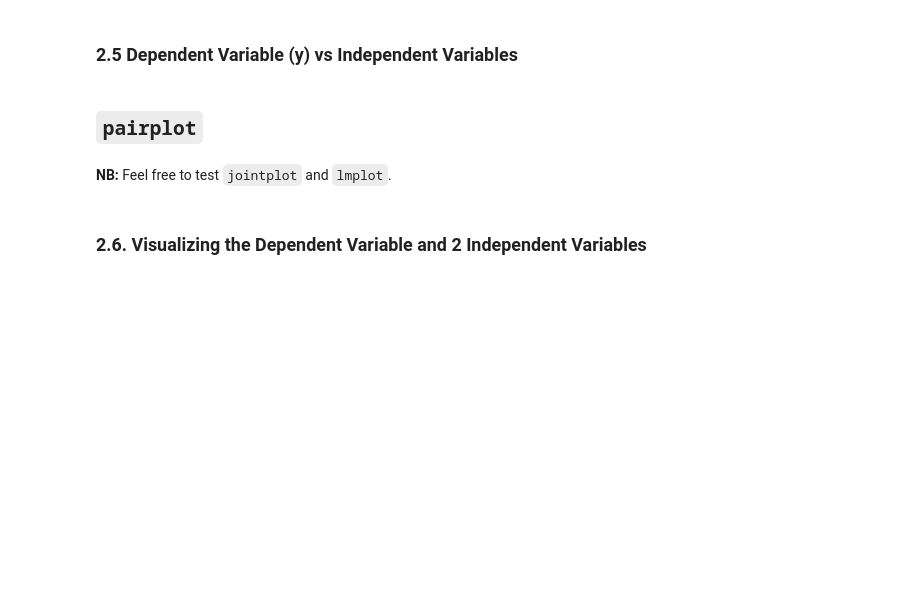
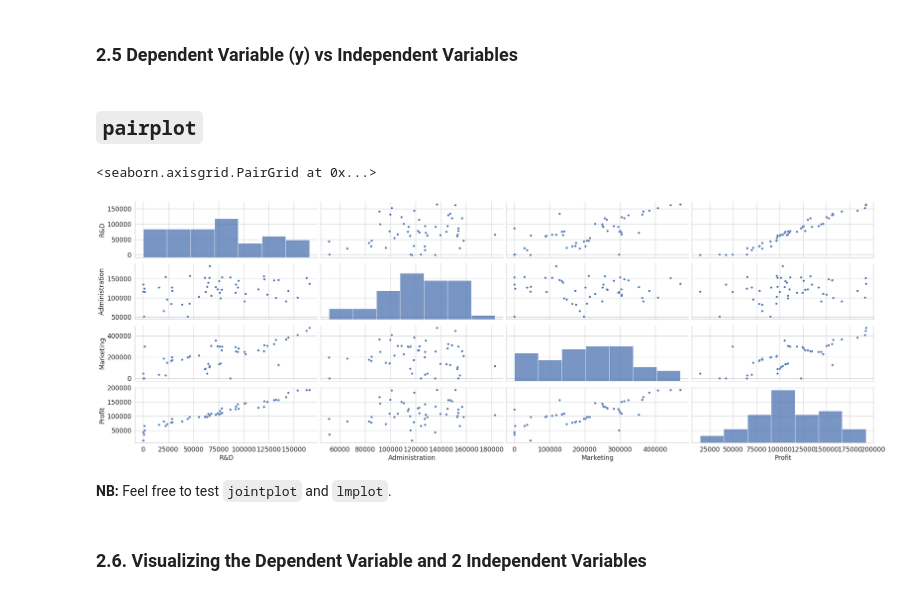
Before and after one commit to prof-samuka-IFSP/IFSP-CMP-D1AED-2022.1, a Jupyter notebook: linear_regression/multiple_linear_regression.ipynb, the cells around one changed output. Cells and saved outputs as stored; diff of their text form; code cells hidden in the pictures; blank space fills up the shorter version.

```diff
--- a/linear_regression/multiple_linear_regression.ipynb
+++ b/linear_regression/multiple_linear_regression.ipynb
@@ -93,6 +186,11 @@ Unlike _California_ and _Florida_, investments in **Admnistration** seem to have
 ### 2.5 Dependent Variable (y) vs Independent Variables
 # %% [markdown]
 ## `pairplot`
+# %%
+sns.pairplot(df, aspect=3)
+# %% [output]
+<seaborn.axisgrid.PairGrid at 0x...>
+[figure, added]
 # %% [markdown]
 **NB:** Feel free to test `jointplot` and `lmplot`.
 # %% [markdown]
```
Also changed, not shown: parts of 36 cells of this notebook.
